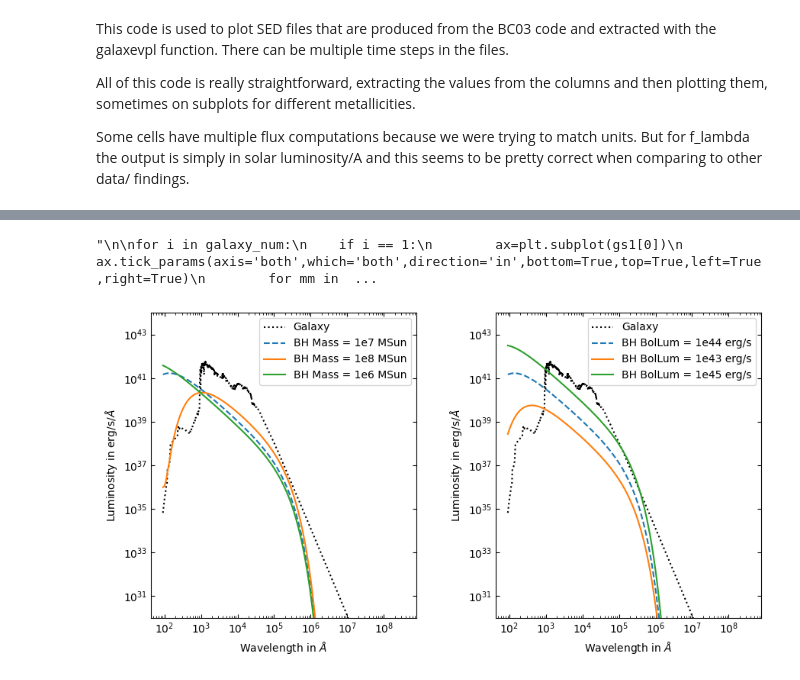
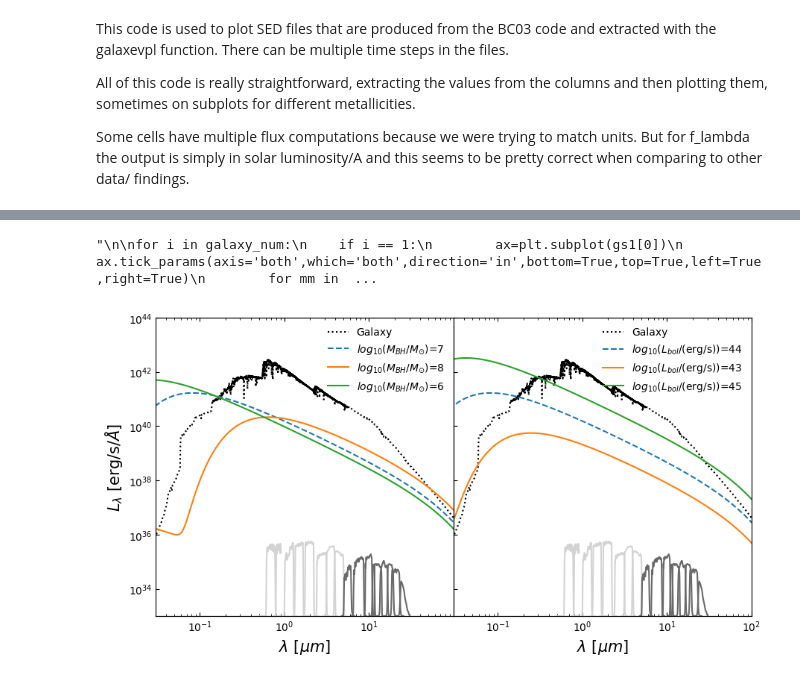
Before and after one commit to clilje/summer_2023, a Jupyter notebook: Week 1/JWST project/plot-spectrum.ipynb, the cells around one changed output, grey strips where cells are left out. Saved outputs shown, nothing was run; the diff lists cells and outputs as text; code cells hidden in the pictures.

Commit message:
Finish plot for talk Boston, get_mags from file

```diff
--- a/Week 1/JWST project/plot-spectrum.ipynb
+++ b/Week 1/JWST project/plot-spectrum.ipynb
@@ -1197,3 +963,5 @@ for i in galaxy_num:
             axes[j][1].set_ylim(1e30,1e44)
             axes[j][1].legend()
             j+=1
+
+    return(F_lambda(norm_1*to_print_F_nu, nu))
@@ -1212,9 +972,9 @@ import matplotlib as mtp
 mtp.rcParams['figure.figsize']=[20,10]
 fig=plt.figure()
 gs1=gridspec.GridSpec(1,2)
-gs1.update(left=0.1,right=0.5, bottom=0.2, top=0.6, hspace=0.3, wspace=0.3)
+gs1.update(left=0.1,right=0.5, bottom=0.2, top=0.6, hspace=0.3, wspace=0.0)
 
-
+z = 5
 galaxy_num = library['galaxy number'].to_numpy()
 i = 1
 
@@ -1230,42 +990,78 @@ wavelength = df[0].astype('float64').to_numpy()
 flux = df[1].astype('float64').to_numpy()
 #print(wavelength,flux)
 flux = 3.826e+33*flux
+AGN = make_spectrum_AGN(wavelength, 1e7,44)
 
 ax=plt.subplot(gs1[0])
 ax.tick_params(axis='both',which='both',direction='in',bottom=True,top=True,left=True,right=True)
-AGN = make_spectrum_AGN(wavelength, 1e7,44)
+ax.tick_params(right=False, labelright=False)
+
 #ax.loglog(wavelength,flux,label='Galaxy '+str(i))
 #ax.loglog(wavelength,AGN,label='AGN BH Luminosity 10**'+str(mm))
-ax.loglog(wavelength,flux,label='Galaxy', linestyle='dotted', color='black')
+ax.loglog(wavelength*0.0001*(1+z),flux,label='Galaxy', linestyle='dotted', color='black')
 
-ax.loglog(wavelength,AGN,label='BH Mass = 1e7 MSun', linestyle='dashed')
+ax.loglog(wavelength*0.0001*(1+z),AGN,label=r'$log_{10}(M_{BH}/M_{\odot})$=7', linestyle='dashed')
 AGN = make_spectrum_AGN(wavelength, 1e8,44)
-ax.loglog(wavelength,AGN,label='BH Mass = 1e8 MSun')
+ax.loglog(wavelength*0.0001*(1+z),AGN,label=r'$log_{10}(M_{BH}/M_{\odot})$=8')
 AGN = make_spectrum_AGN(wavelength, 1e6,44)
-ax.loglog(wavelength,AGN,label='BH Mass = 1e6 MSun')
-ax.set_ylim(1e30,1e44)
-ax.set_xlabel(r'Wavelength in $\AA$')
-ax.set_ylabel(r'Luminosity in erg/s/$\AA$')
-ax.legend()
+ax.loglog(wavelength*0.0001*(1+z),AGN,label=r'$log_{10}(M_{BH}/M_{\odot})$=6')
+ax.set_ylim(1e33,1e44)
+ax.set_xlim(3e-2,1e2)
+ax.set_xlabel(r'$\lambda$ $[\mu m]$',fontsize=15)
+ax.set_ylabel(r'$L_{\lambda}$ [erg/s/$\AA$]',fontsize=15)
+ax.legend(frameon=False,fontsize=10,loc='upper right')
+labels = ax.get_xticks()
+ax.set_xticks(ticks = labels[2:-2])
+
+
+
+AX2 = ax.twinx()
+ff = ['F070','F090','F115','F150','F200','F277','F356','F444']
+for f in ff:
+    df = pd.read_csv('Filter/'+str(f)+'W_JWST_NIRCAM.txt', delimiter= '\s+', skiprows=(1),names=['Wavelength','filter'])
+    AX2.plot(df['Wavelength'].to_numpy()*0.0001, df['filter'].to_numpy()*0.5, label='F115W',color='lightgray')
+ff = ['F0560','F0770','F1000','F1130','F1280','F1500','F1800','F2100','F2550']
+for f in ff:
+    df = pd.read_csv('Filter/'+str(f)+'W_JWST_MIRI.txt', delimiter= '\s+', skiprows=(1),names=['Wavelength','filter'])
+    AX2.plot(df['Wavelength'].to_numpy()*0.0001, df['filter'].to_numpy(), label='F115W',color='dimgrey')
+AX2.set_ylim([0,2])
+AX2.tick_params(bottom=False, labelbottom=False, right=False, labelright=False)
 
 
 ax=plt.subplot(gs1[1])
 ax.tick_params(axis='both',which='both',direction='in',bottom=True,top=True,left=True,right=True)
+ax.tick_params(left=False, labelleft=False)
+
+
 AGN = make_spectrum_AGN(wavelength, 1e7,44)
 #ax.loglog(wavelength,flux,label='Galaxy '+str(i))
 #ax.loglog(wavelength,AGN,label='AGN BH Luminosity 10**'+str(mm)
-ax.loglog(wavelength,flux,label='Galaxy', linestyle='dotted', color='black')
+ax.loglog(wavelength*0.0001*(1+z),flux,label='Galaxy', linestyle='dotted', color='black')
 
-ax.loglog(wavelength,AGN,label='BH BolLum = 1e44 erg/s', linestyle='dashed')
+ax.loglog(wavelength*0.0001*(1+z),AGN,label=r'$log_{10}(L_{bol}$/(erg/s))=44', linestyle='dashed')
 AGN = make_spectrum_AGN(wavelength, 1e7,43)
-ax.loglog(wavelength,AGN,label='BH BolLum = 1e43 erg/s')
+ax.loglog(wavelength*0.0001*(1+z),AGN,label=r'$log_{10}(L_{bol}$/(erg/s))=43')
 AGN = make_spectrum_AGN(wavelength, 1e7,45)
-ax.loglog(wavelength,AGN,label='BH BolLum = 1e45 erg/s')
-ax.set_ylim(1e30,1e44)
-ax.set_xlabel(r'Wavelength in $\AA$')
-ax.set_ylabel(r'Luminosity in erg/s/$\AA$')
-ax.legend()
+ax.loglog(wavelength*0.0001*(1+z),AGN,label=r'$log_{10}(L_{bol}$/(erg/s))=45')
+ax.set_ylim(1e33,1e44)
+ax.set_xlim(3e-2,1e2)
+ax.set_xlabel(r'$\lambda$ $[\mu m]$',fontsize=15)
+#ax.set_ylabel(r'$L_{\lambda}$ in erg/s/$\AA$')
+labels = ax.get_xticks()
+ax.set_xticks(ticks = labels[2:-1])
+ax.legend(frameon=False,fontsize=10,loc='upper right')
 
+AX2 = ax.twinx()
+ff = ['F070','F090','F115','F150','F200','F277','F356','F444']
+for f in ff:
+    df = pd.read_csv('Filter/'+str(f)+'W_JWST_NIRCAM.txt', delimiter= '\s+', skiprows=(1),names=['Wavelength','filter'])
+    AX2.plot(df['Wavelength'].to_numpy()*0.0001, df['filter'].to_numpy()*0.5, label='F115W',color='lightgray')
+ff = ['F0560','F0770','F1000','F1130','F1280','F1500','F1800','F2100','F2550']
+for f in ff:
+    df = pd.read_csv('Filter/'+str(f)+'W_JWST_MIRI.txt', delimiter= '\s+', skiprows=(1),names=['Wavelength','filter'])
+    AX2.plot(df['Wavelength'].to_numpy()*0.0001, df['filter'].to_numpy(), label='F115W',color='dimgrey')
+AX2.set_ylim([0,2])
+AX2.tick_params(bottom=False, labelbottom=False, right=False, labelright=False)
 """
 
 for i in galaxy_num:
@@ -1312,34 +1108,34 @@ for i in galaxy_num:
             age_gal_i = int(age_gal.to_numpy()[0])
 
             #df = pd.read_csv('TNG_50_library\TNG50_out_17_gal_'+str(i)+'_age='+str(age_gal_i)+'.000.sed', header=None, skiprows=6)
             #df = df[0].str.split(expand=True)
             #distance modulus at z = 8
             #mu = 49.53
             wavelength = df[0].astype('float64').to_numpy()
             #flux = df[1].astype('float64').to_numpy()
             #print(wavelength,flux)
 
             #flux = 3.826e+33*flux
             #flux = 3.34e-19*flux*wavelength*wavelength
             #flux = flux*(3e+18/wavelength)
             #flux = (flux)/((4*np.pi*(10**2)))
             #flux = flux*(0.00000000000000000032408**2)
             #bh_mass = library['BH mass'][library['galaxy number']==i].to_numpy()
             #print(bh_mass)
             #bh_lum = library['BH Lum'][library['galaxy number']==i].to_numpy()
             print(mm)
             AGN = make_spectrum_AGN(wavelength, 10**mm, 10**44)
             ax.loglog(wavelength,flux,label='Galaxy '+str(i))
             ax.loglog(wavelength,AGN,label='AGN BH Mass 10**'+str(mm))
             ax.loglog(wavelength,flux+AGN,label='Added Contributions '+str(i))
             ax.set_ylim(1e30,1e44)
             ax.legend()
             ax.set_ylim(1e30,1e44)
             ax.legend()
 """
 # %% [output]
 "\n\nfor i in galaxy_num:\n    if i == 1:\n        ax=plt.subplot(gs1[0])\n        ax.tick_params(axis='both',which='both',direction='in',bottom=True,top=True,left=True,right=True)\n        for mm in  ...
-[figure, old version]
+[figure, new version]
 # %%
 library = pd.read_csv('TNG_50_library/library_galaxies_with_BH.txt',header=None,
                     names=['galaxy number','age end SFR','Mstar end SFR','BH mass','BH Lum'])
```
Also changed, not shown: parts of 21 cells of this notebook, 4 other files.
